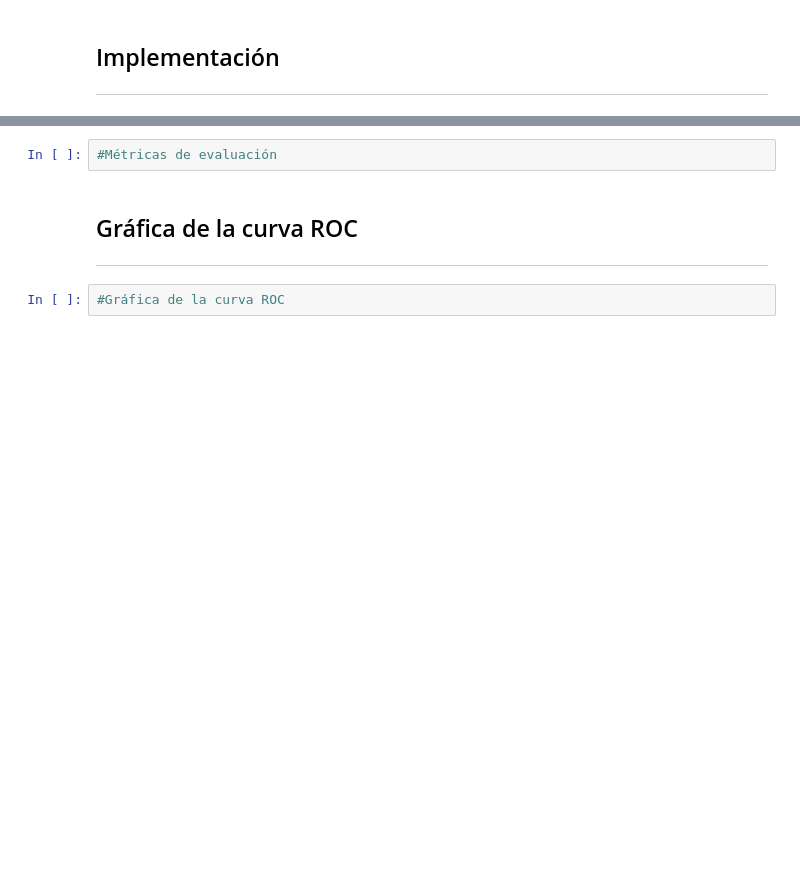
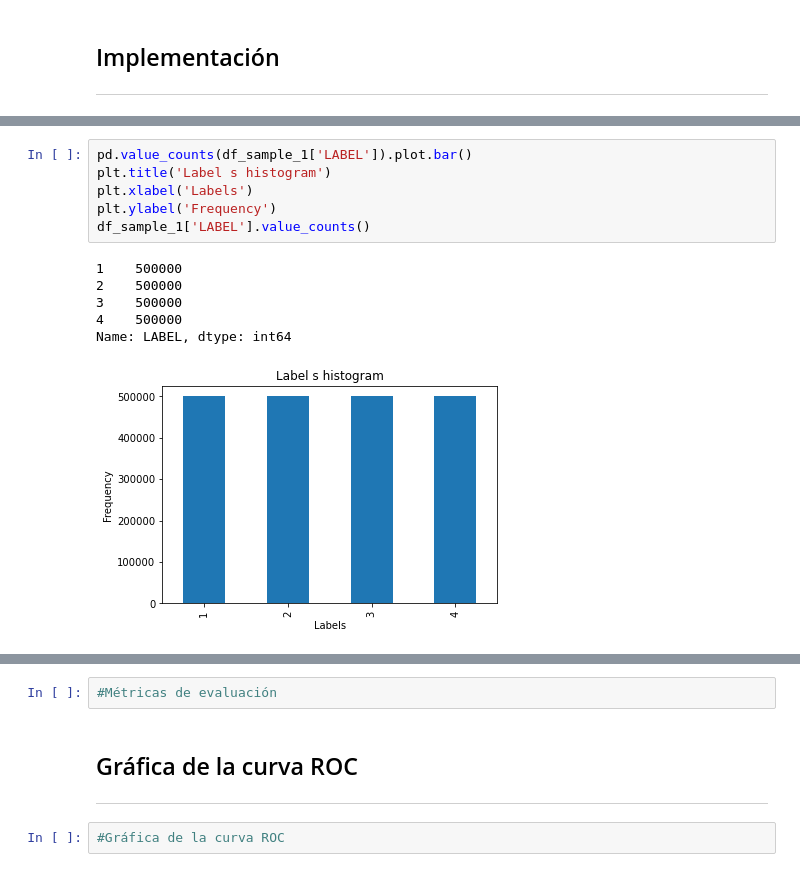
Before and after one commit to juanferdeleon/Proyecto-1-CC3094, a Jupyter notebook: Proyecto 1.ipynb, the cells around one changed output, grey strips where cells are left out. Cells and saved outputs as stored; diff of their text form; blank space fills up the shorter version.

```diff
--- a/Proyecto 1.ipynb
+++ b/Proyecto 1.ipynb
@@ -505,0 +560,13 @@ x.head(5)
+# %%
+pd.value_counts(df_sample_1['LABEL']).plot.bar()
+plt.title('Label s histogram')
+plt.xlabel('Labels')
+plt.ylabel('Frequency')
+df_sample_1['LABEL'].value_counts()
+# %% [output]
+1    500000
+2    500000
+3    500000
+4    500000
+Name: LABEL, dtype: int64
+[figure, added]
```
Also changed, not shown: parts of 55 cells of this notebook.
